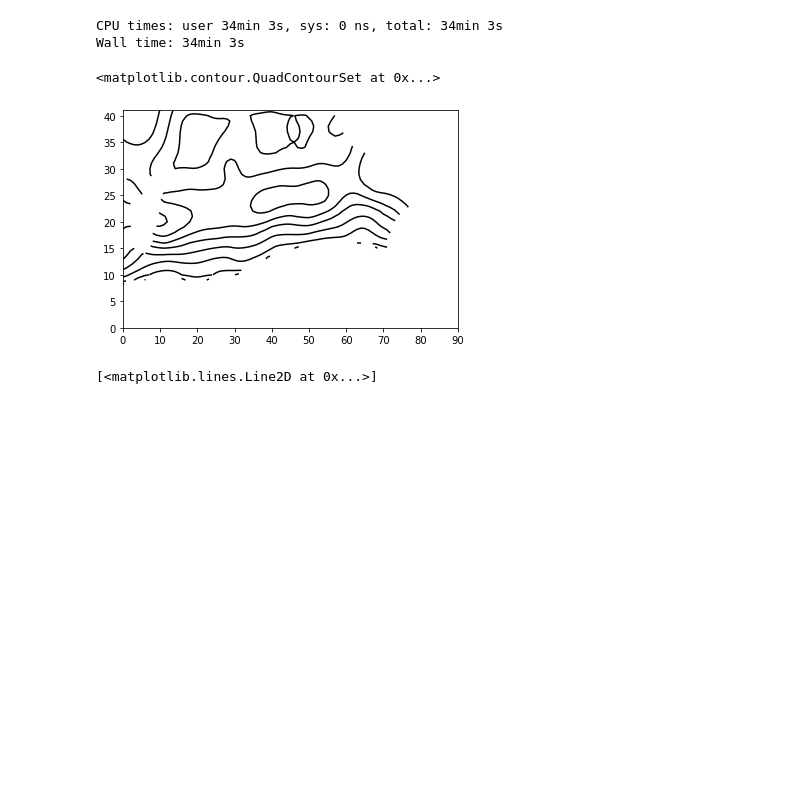
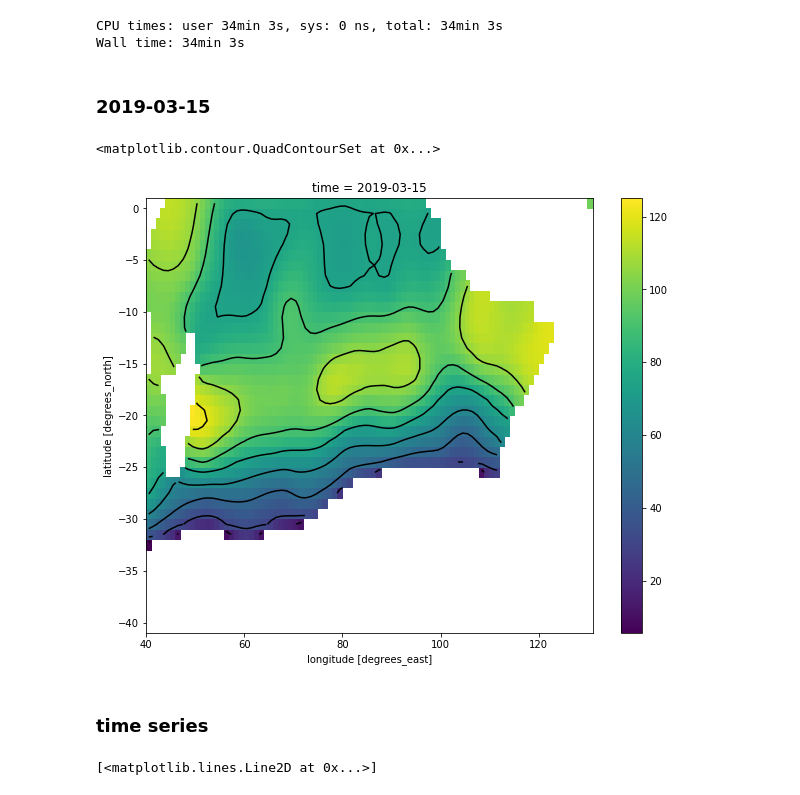
Before and after one commit to oceanhackweek/DataAccess, a Jupyter notebook: argo_iso_interp.ipynb, the cells around one changed output. Cells and saved outputs as stored; diff of their text form; code cells hidden in the pictures; blank space fills up the shorter version.

```diff
--- a/argo_iso_interp.ipynb
+++ b/argo_iso_interp.ipynb
@@ -74,12 +74,16 @@ ds_dep_iso = xr.DataArray(dep_iso, coords={'time': pden.time, 'lat': pden.lat, '
 # %% [output]
 CPU times: user 34min 3s, sys: 0 ns, total: 34min 3s
 Wall time: 34min 3s
+# %% [markdown]
+### 2019-03-15
 # %%
 ds_dep_iso[170, :, :].plot(figsize=(10, 8))
-plt.contour(ds_dep_iso[170, :, :], colors='k')
+plt.contour(pden.lon, pden.lat, ds_dep_iso[170, :, :], colors='k')
 # %% [output]
 <matplotlib.contour.QuadContourSet at 0x...>
-[figure, old version]
+[figure, new version]
+# %% [markdown]
+### time series
 # %%
 ds_dep_iso[:, 40, 20].plot()
 # %% [output]
```
